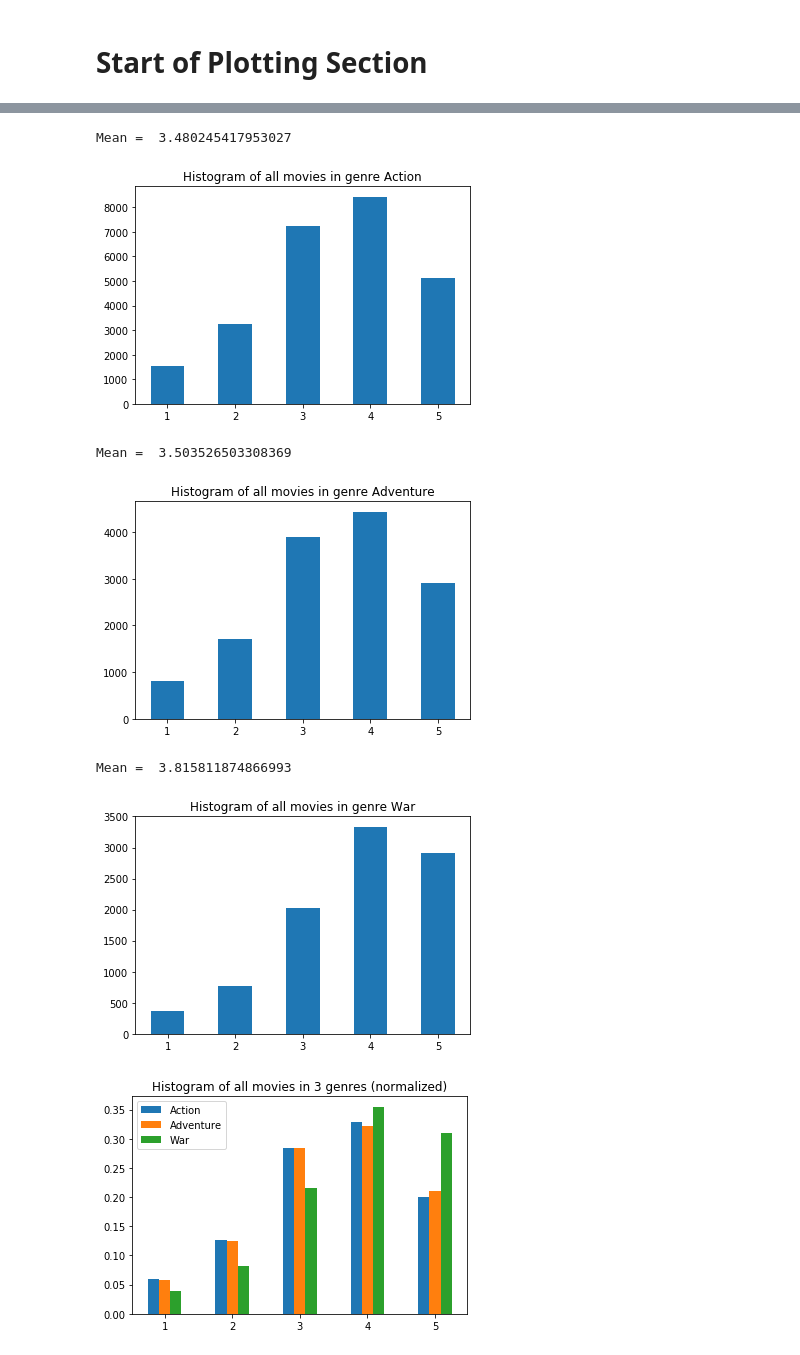
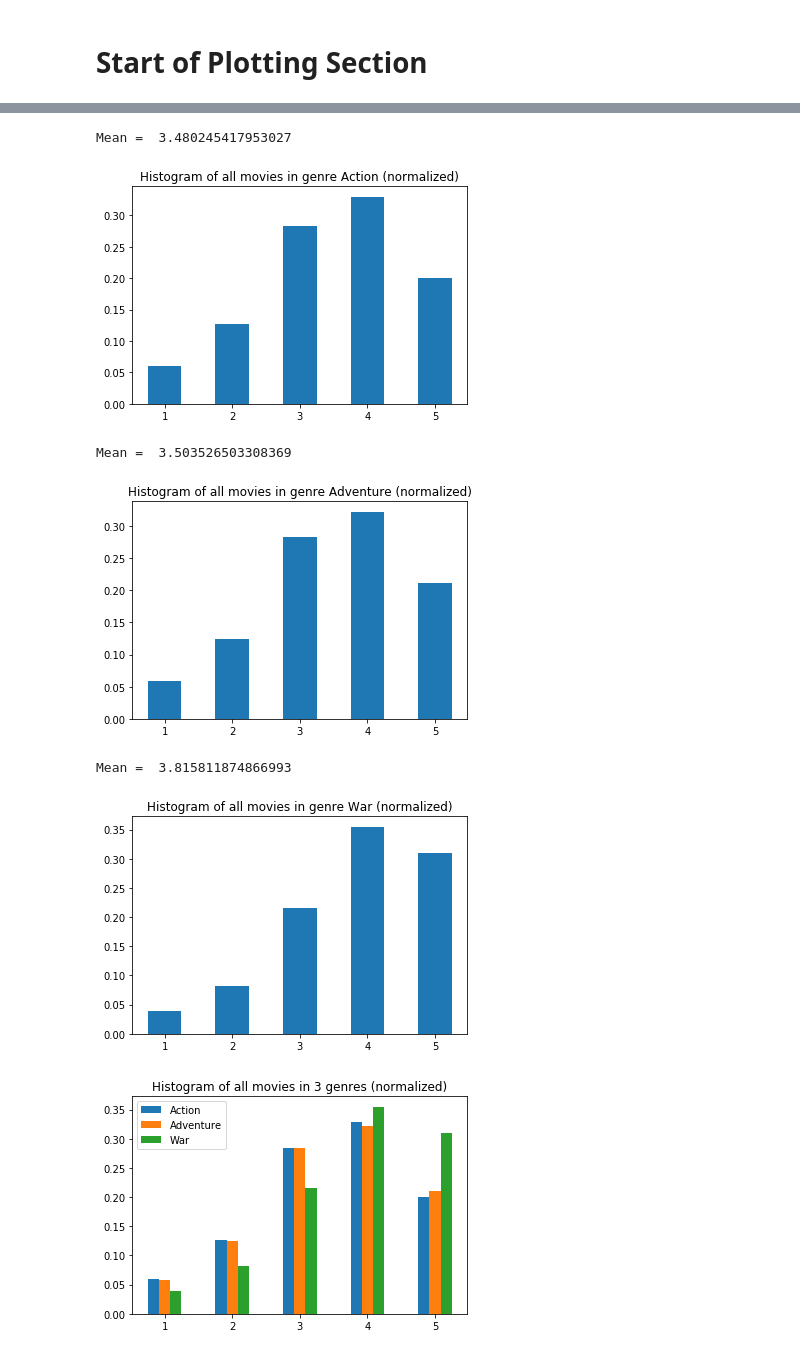
Before and after one commit to miladtaghavi/Miniproject2, a Jupyter notebook: Basic Visualizations.ipynb, the cells around one changed output, grey strips where cells are left out. Saved outputs shown, nothing was run; the diff lists cells and outputs as text; code cells hidden in the pictures.

```diff
--- a/Basic Visualizations.ipynb
+++ b/Basic Visualizations.ipynb
@@ -165,37 +165,37 @@ plt.show()
 genre1_scores = list(itertools.chain(*[movies[i].ratings for i in genre1_idx]))
 print("Mean = ", np.mean(genre1_scores))
 
-plt.title("Histogram of all movies in genre {}".format(genres[1]))
-plt.hist(genre1_scores, bins=[1, 2, 3, 4, 5, 6], align="left", rwidth=0.5)
+plt.title("Histogram of all movies in genre {} (normalized)".format(genres[1]))
+plt.hist(genre1_scores, bins=[1, 2, 3, 4, 5, 6], align="left", rwidth=0.5, normed=True)
 plt.savefig("./Visualizations/Fig4-4-1.png", dpi=300)
 plt.show()
 # %% [output]
 Mean =  3.480245417953027
-[figure, old version]
+[figure, new version]
 # %%
 # We use itertools.chain to flatten the list of lists into a single generator, then list() to convert to list
 genre2_scores = list(itertools.chain(*[movies[i].ratings for i in genre2_idx]))
 print("Mean = ", np.mean(genre2_scores))
 
-plt.title("Histogram of all movies in genre {}".format(genres[2]))
-plt.hist(genre2_scores, bins=[1, 2, 3, 4, 5, 6], align="left", rwidth=0.5)
+plt.title("Histogram of all movies in genre {} (normalized)".format(genres[2]))
+plt.hist(genre2_scores, bins=[1, 2, 3, 4, 5, 6], align="left", rwidth=0.5, normed=True)
 plt.savefig("./Visualizations/Fig4-4-2.png", dpi=300)
 plt.show()
 # %% [output]
 Mean =  3.503526503308369
-[figure, old version]
+[figure, new version]
 # %%
 # We use itertools.chain to flatten the list of lists into a single generator, then list() to convert to list
 genre17_scores = list(itertools.chain(*[movies[i].ratings for i in genre17_idx]))
 print("Mean = ", np.mean(genre17_scores))
 
-plt.title("Histogram of all movies in genre {}".format(genres[17]))
-plt.hist(genre17_scores, bins=[1, 2, 3, 4, 5, 6], align="left", rwidth=0.5)
+plt.title("Histogram of all movies in genre {} (normalized)".format(genres[17]))
+plt.hist(genre17_scores, bins=[1, 2, 3, 4, 5, 6], align="left", rwidth=0.5, normed=True)
 plt.savefig("./Visualizations/Fig4-4-3.png", dpi=300)
 plt.show()
 # %% [output]
 Mean =  3.815811874866993
-[figure, old version]
+[figure, new version]
 # %%
 plt.hist([genre1_scores, genre2_scores, genre17_scores], bins=[1, 2, 3, 4, 5, 6], align="left", rwidth=0.5, normed=True, label=(genres[1], genres[2], genres[17]))
 plt.legend()
```
Also changed, not shown: parts of 3 cells of this notebook, 6 other files.
